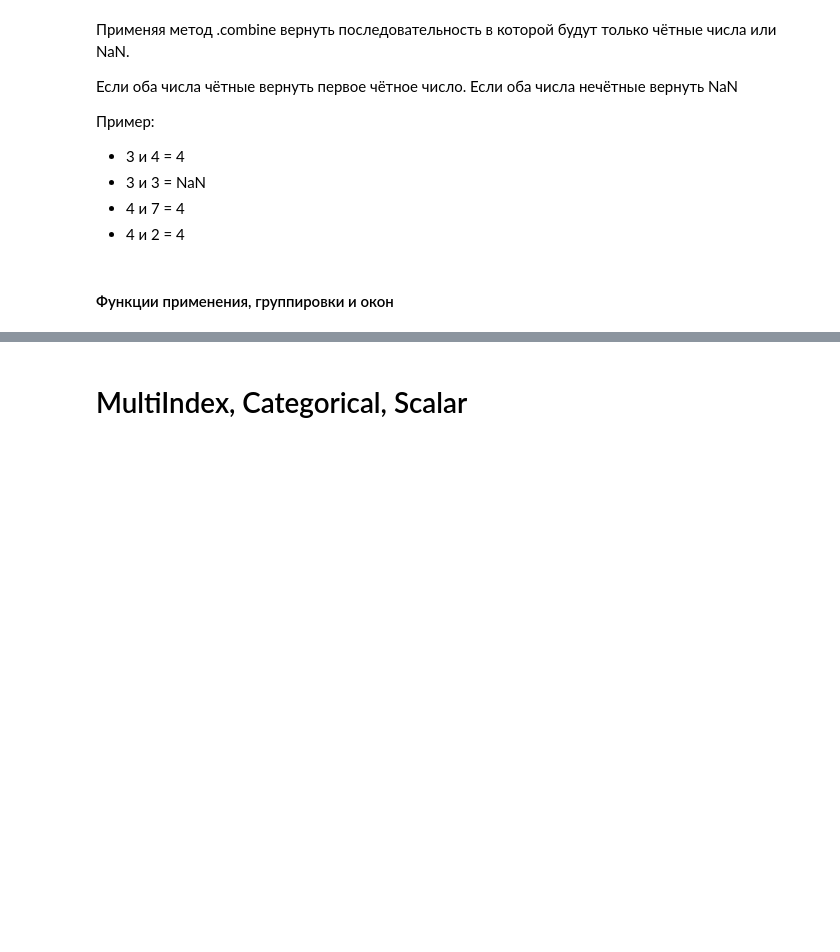
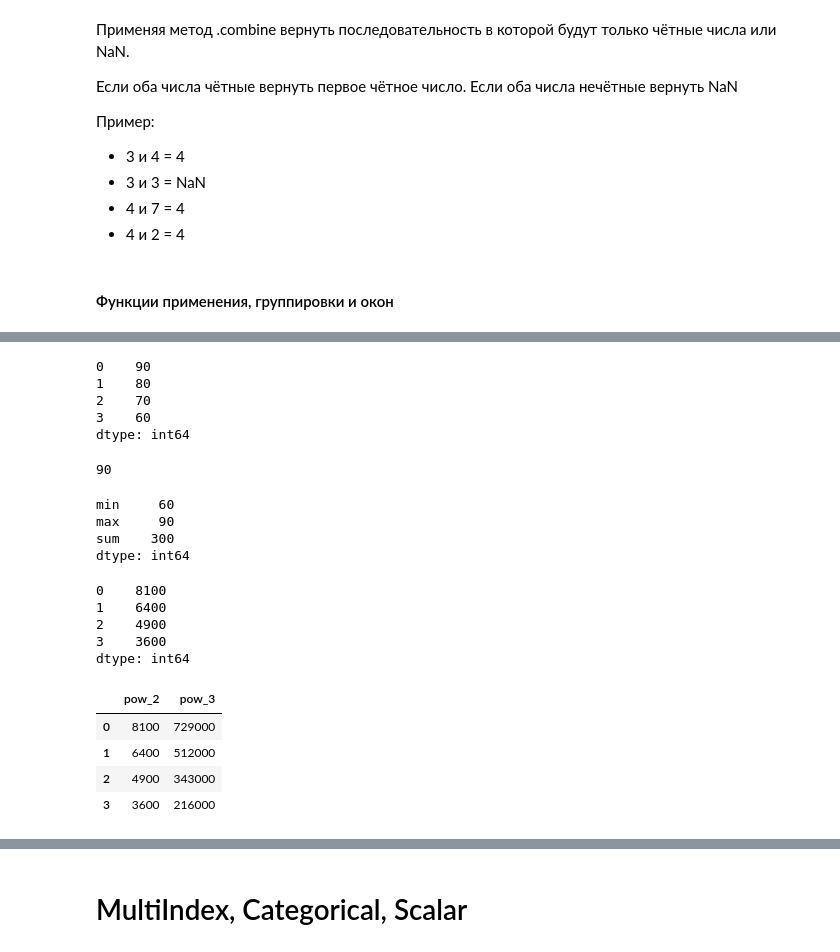
Before and after one commit to rgenius-ru/pandas_lessons, a Jupyter notebook: lessons/Pandas_for_Data_Engineering/part2_new.ipynb, the cells around one changed output, grey strips where cells are left out. Drawn from its saved outputs; the diff is of its cells as text; code cells hidden in the pictures; blank space fills up the shorter version.

```diff
--- a/lessons/Pandas_for_Data_Engineering/part2_new.ipynb
+++ b/lessons/Pandas_for_Data_Engineering/part2_new.ipynb
@@ -1472,0 +1504,3 @@ dtype: int64
+# %%
+def pow_2(x):
+    return x ** 2
@@ -1472,0 +1558,42 @@ dtype: int64
+# %%
+s = pd.Series([90, 80, 70, 60])
+s
+# %% [output]
+0    90
+1    80
+2    70
+3    60
+dtype: int64
+# %%
+s.agg(max)
+# %% [output]
+90
+# %%
+s.agg([min, max, sum])
+# %% [output]
+min     60
+max     90
+sum    300
+dtype: int64
+# %%
+def pow_2(x):
+    return x ** 2
+# %%
+def pow_3(x):
+    return x ** 3
+# %%
+s.agg(pow_2)
+# %% [output]
+0    8100
+1    6400
+2    4900
+3    3600
+dtype: int64
+# %%
+s.agg([pow_2, pow_3])
+# %% [output]
+|  | pow_2 | pow_3 |
+| 0 | 8100 | 729000 |
+| 1 | 6400 | 512000 |
+| 2 | 4900 | 343000 |
+| 3 | 3600 | 216000 |
```
Also changed, not shown: parts of 24 cells of this notebook.
